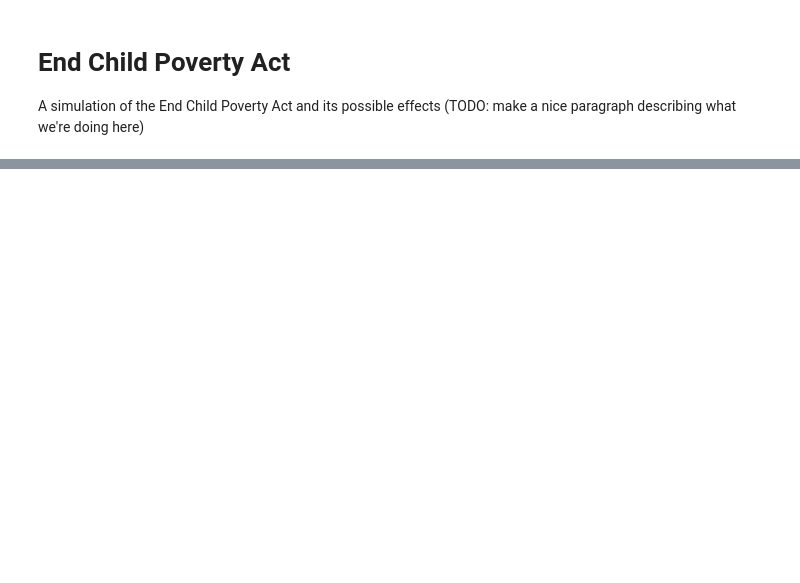
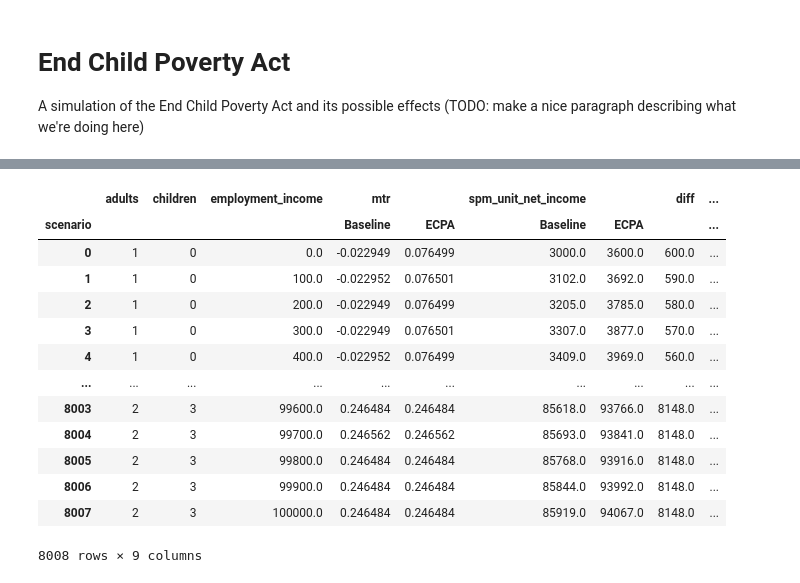
Before and after one commit to UBICenter/end-child-poverty-act, a Jupyter notebook: website/post.ipynb, the cells around one changed output, grey strips where cells are left out. Drawn from its saved outputs; the diff is of its cells as text; code cells hidden in the pictures; blank space fills up the shorter version.

```diff
--- a/website/post.ipynb
+++ b/website/post.ipynb
@@ -109,0 +102,20 @@ px.line(df, x="employment_income", y=["net_income_baseline", "net_income_ecpa"])
+# %%
+import pandas as pd
+
+l = []
+for adults in range(1, 3):
+    for children in range(0, 4):
+        for reform in [None, add_ecpa]:
+            l.append(make_tax(adults, children, reform))
+
+df = pd.concat(l)
+
+LABELS = dict(
+    employment_income="Employment income",
+    spm_unit_net_income="Net income",
+    mtr="Marginal tax rate",
+    adults="Adults",
+    children="Children",
+    scenario="Scenario"
+)
+df
@@ -109,0 +136,21 @@ px.line(df, x="employment_income", y=["net_income_baseline", "net_income_ecpa"])
+# %%
+wide = df.pivot_table(index=["adults", "children", "employment_income"], columns="scenario", values=["mtr", "spm_unit_net_income"]).reset_index()
+
+wide["diff"] = wide["spm_unit_net_income"]["ECPA"] - wide["spm_unit_net_income"]["Baseline"]
+wide["mtr_diff"] = wide["mtr"]["ECPA"] - wide["mtr"]["Baseline"]
+wide
+# %% [output]
+|  | adults | children | employment_income | mtr |  | spm_unit_net_income |  | diff | ... |
+| scenario |  |  |  | Baseline | ECPA | Baseline | ECPA |  | ... |
+| 0 | 1 | 0 | 0.0 | -0.022949 | 0.076499 | 3000.0 | 3600.0 | 600.0 | ... |
+| 1 | 1 | 0 | 100.0 | -0.022952 | 0.076501 | 3102.0 | 3692.0 | 590.0 | ... |
+| 2 | 1 | 0 | 200.0 | -0.022949 | 0.076499 | 3205.0 | 3785.0 | 580.0 | ... |
+| 3 | 1 | 0 | 300.0 | -0.022949 | 0.076501 | 3307.0 | 3877.0 | 570.0 | ... |
+| 4 | 1 | 0 | 400.0 | -0.022952 | 0.076499 | 3409.0 | 3969.0 | 560.0 | ... |
+| ... | ... | ... | ... | ... | ... | ... | ... | ... | ... |
+| 8003 | 2 | 3 | 99600.0 | 0.246484 | 0.246484 | 85618.0 | 93766.0 | 8148.0 | ... |
+| 8004 | 2 | 3 | 99700.0 | 0.246562 | 0.246562 | 85693.0 | 93841.0 | 8148.0 | ... |
+| 8005 | 2 | 3 | 99800.0 | 0.246484 | 0.246484 | 85768.0 | 93916.0 | 8148.0 | ... |
+| 8006 | 2 | 3 | 99900.0 | 0.246484 | 0.246484 | 85844.0 | 93992.0 | 8148.0 | ... |
+| 8007 | 2 | 3 | 100000.0 | 0.246484 | 0.246484 | 85919.0 | 94067.0 | 8148.0 | ... |
+8008 rows × 9 columns
```
Also changed, not shown: parts of 9 cells of this notebook.
